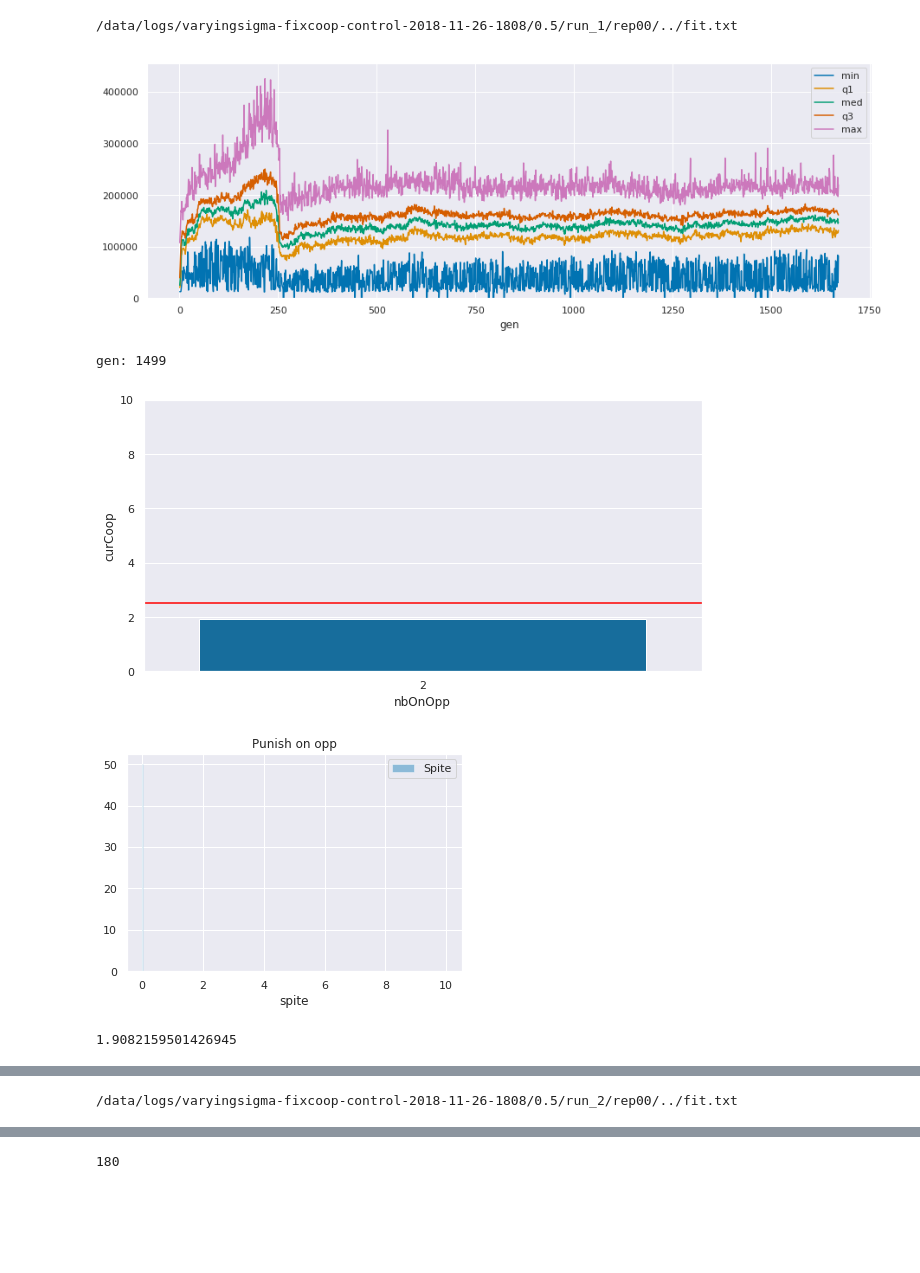
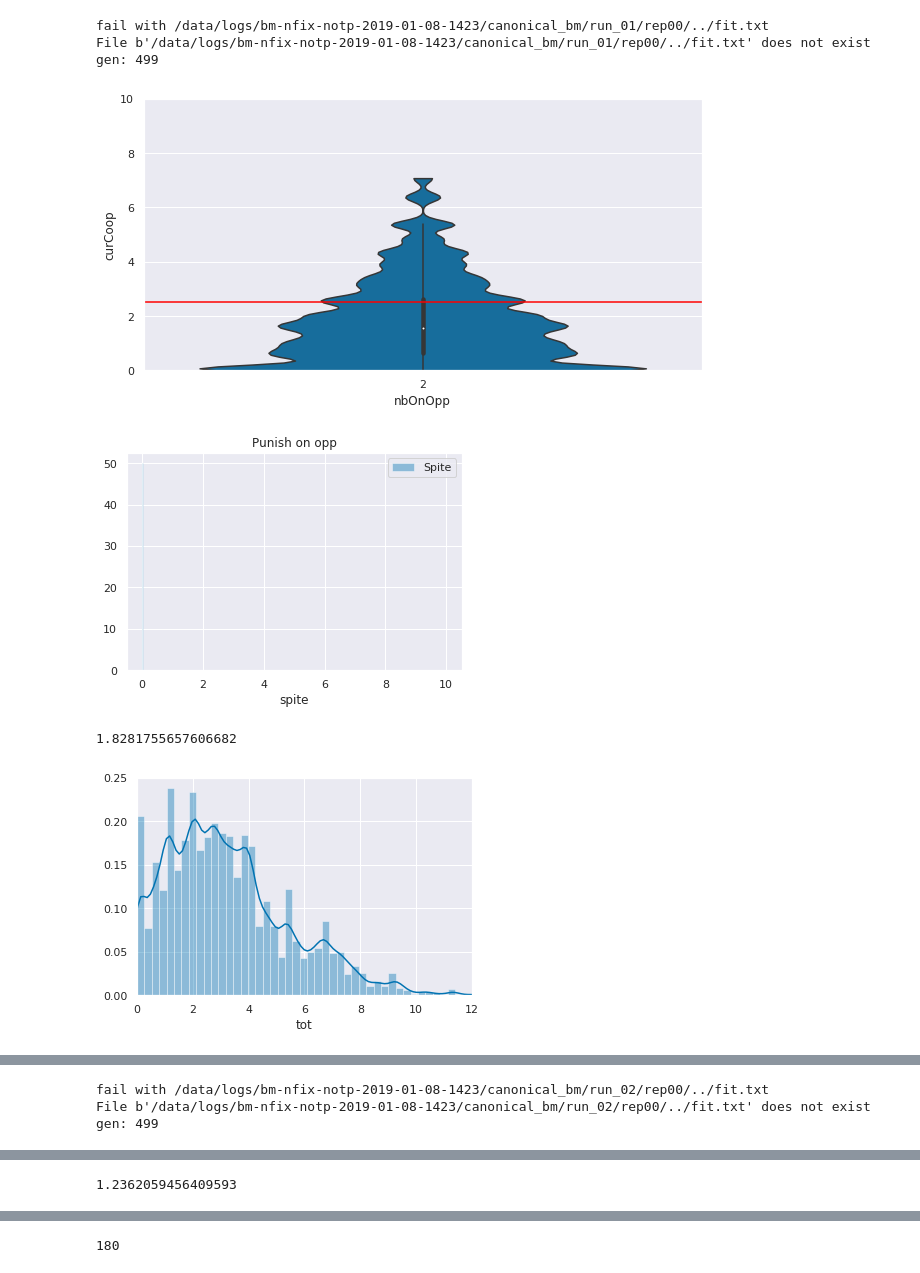
Before and after one commit to PaulEcoffet/roborobo3, a Jupyter notebook: roborobo3/notebooks/bigmodel ESS stat.ipynb, the cells around one changed output, grey strips where cells are left out. Saved outputs shown, nothing was run; the diff lists cells and outputs as text; code cells hidden in the pictures; blank space fills up the shorter version.

```diff
--- a/roborobo3/notebooks/bigmodel ESS stat.ipynb
+++ b/roborobo3/notebooks/bigmodel ESS stat.ipynb
@@ -19,8 +19,8 @@ def read_csvx(path, *args, **kwargs):
         return pd.read_csv(path, *args, **kwargs)
 # %%
 #gens = [1499, 1999, 2499, 2999]
-gens = [1499]
-conds = sorted(list(glob(f'/data/logs/varyingsigma-fixcoop-control-2018-11-26-1808/**/rep00', recursive=True)))
+gens = [499]
+conds = sorted(list(glob(f'/data/logs/bm-nfix-notp-2019-01-08-1423/**/rep00', recursive=True)))
 #conds = ['/data/logs/trash/oldschoolbm_rarereward/rep00/', '/data/logs/trash/oldschoolbm_rarereward2/rep00']
 
 #conds = ['/data/logs/trash/oldschool_rewardwhendisappear/rep00/', '/data/logs/trash/oldschool_rewardwhendisappear2/rep00']
@@ -41,15 +41,14 @@ for cond in conds:
 
     else:
         print(fitpath)
-
-    fig, ax1 = plt.subplots(1, 1, figsize=(15, 5))
-    fit.plot(x='gen', y='min', ax=ax1)
-    fit.plot(x='gen', y='q1', ax=ax1)
-    fit.plot(x='gen', y='med', ax=ax1)
-    fit.plot(x='gen', y='q3', ax=ax1)
-    fit.plot(x='gen', y='max', ax=ax1)
-    ax1.set_ylim(0, None)
-    plt.show(fig)
+        fig, ax1 = plt.subplots(1, 1, figsize=(15, 5))
+        fit.plot(x='gen', y='min', ax=ax1)
+        fit.plot(x='gen', y='q1', ax=ax1)
+        fit.plot(x='gen', y='med', ax=ax1)
+        fit.plot(x='gen', y='q3', ax=ax1)
+        fit.plot(x='gen', y='max', ax=ax1)
+        ax1.set_ylim(-10, None)
+        plt.show(fig)
 
     for gen in gens:
         logfile = join(cond, f'logall_{gen}.txt')
@@ -59,7 +58,7 @@ for cond in conds:
         logs = []
         while ok:
             try:
-                dat = read_csvx(logfile.format(i), delimiter="\t")
+                dat = read_csvx(logfile.format(i), delimiter="\t", nrows=1_000_000)
                 dat["eval"] = i
                 logs.append(dat)
             except:
@@ -75,10 +74,14 @@ for cond in conds:
             continue
         print("gen:", gen)
         fig, ax2 = plt.subplots(1, 1, figsize=(10, 5))
-        sns.barplot(data=log.query('2 <= nbOnOpp <= 2 and onOpp != 0'), x='nbOnOpp', y='curCoop', ax=ax2)
-        ax2.axhline(2.5, color="red")
-        ax2.set_ylim(0, 10)
-        plt.show(fig)
+        try:
+            sns.violinplot(data=log.query('2 <= nbOnOpp <= 2 and onOpp != 0'), x='nbOnOpp', y='curCoop', ax=ax2, cut=0)
+            ax2.axhline(2.5, color="red")
+            ax2.set_ylim(0, 10)
+            plt.show(fig)
+        except Exception as e:
+            print(type(e), ':', e)
+            print('No one played')
 
         try:
             fig, ax1 = plt.subplots(1,1, sharex=True)
@@ -92,37 +95,38 @@ for cond in conds:
             plt.show(fig)
             print(on_opp['curCoop'].mean())
 
             fig, ax = plt.subplots()
         except:
             print("no spite for this run")
 
         on_opp['tot'] = on_opp['meanTotal'] + on_opp['curCoop']
 
-        sns.distplot(on_opp['tot'], ax=ax)
+        sns.distplot(on_opp['tot'].dropna(), ax=ax)
         ax.set_xlim(0, 12)
         plt.show(fig)
 
 
         fig, ax = plt.subplots()
         sns.violinplot(data=log.groupby(['id', 'nbOnOpp'], as_index=False).count(), x='nbOnOpp', y='iter', ax=ax, cut=0, inner='points')
         ax.set_ylim((0, None))
         plt.show()
 
         fig, ax = plt.subplots()
         sns.violinplot(data=log.groupby(['id', 'nbOnOpp'], as_index=False).count(), x='nbOnOpp', y='iter', ax=ax, cut=0, inner='points')
         ax.set_ylim((0, None))
         plt.show()
 
         fig, ax = plt.subplots()
         log['bincoop'] = pd.cut(log['meanTotal'], bins=list(range(-1, 12)))
         spenttime = log.query('onOpp != -1').groupby(['bincoop', 'id'], as_index=False)['iter'].count()
         sns.violinplot(x='bincoop', y='iter', data=spenttime, ax=ax)
         plt.ylim(0, 1000)
         plt.show(fig)
 # %% [output]
-/data/logs/varyingsigma-fixcoop-control-2018-11-26-1808/0.5/run_1/rep00/../fit.txt
+fail with /data/logs/bm-nfix-notp-2019-01-08-1423/canonical_bm/run_01/rep00/../fit.txt
+File b'/data/logs/bm-nfix-notp-2019-01-08-1423/canonical_bm/run_01/rep00/../fit.txt' does not exist
+gen: 499
-[figure, old version]
+[figure, new version]
+[figure, new version]
-gen: 1499
+1.8281755657606682
-[figure, old version]
-[figure, old version]
+[figure, new version]
-1.9082159501426945
@@ -131,0 +136,3 @@ gen: 1499
+fail with /data/logs/bm-nfix-notp-2019-01-08-1423/canonical_bm/run_02/rep00/../fit.txt
+File b'/data/logs/bm-nfix-notp-2019-01-08-1423/canonical_bm/run_02/rep00/../fit.txt' does not exist
+gen: 499
@@ -133 +141 @@ gen: 1499
-/data/logs/varyingsigma-fixcoop-control-2018-11-26-1808/0.5/run_2/rep00/../fit.txt
+1.2362059456409593
```
Also changed, not shown: parts of 5 cells of this notebook, 1 other file.
